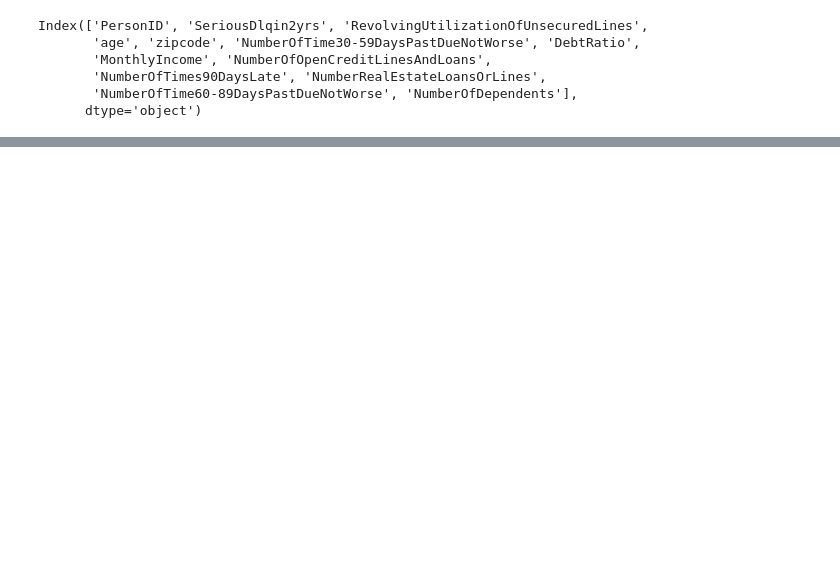
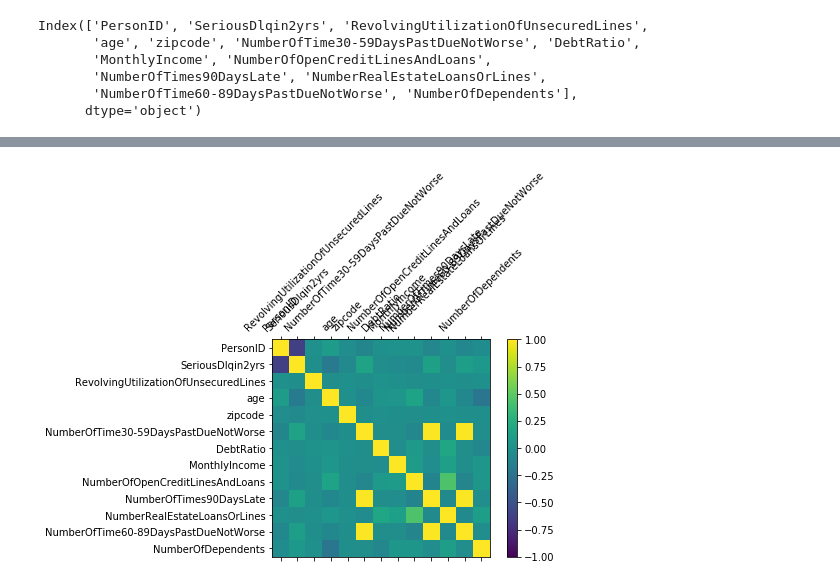
Before and after one commit to alenastern/Machine_Learning_Public_Policy, a Jupyter notebook: hws/HW2_ML_Pipeline.ipynb, the cells around one changed output, grey strips where cells are left out. Saved outputs shown, nothing was run; the diff lists cells and outputs as text; code cells hidden in the pictures; blank space fills up the shorter version.

```diff
--- a/hws/HW2_ML_Pipeline.ipynb
+++ b/hws/HW2_ML_Pipeline.ipynb
@@ -36,0 +62,4 @@ plot_correlations(corr_table, "SeriousDlqin2yrs")
+# %%
+plot_corr_matrix(corr_table)
+# %% [output]
+[figure, added]
```
Also changed, not shown: parts of 9 cells of this notebook, 1 other file.
